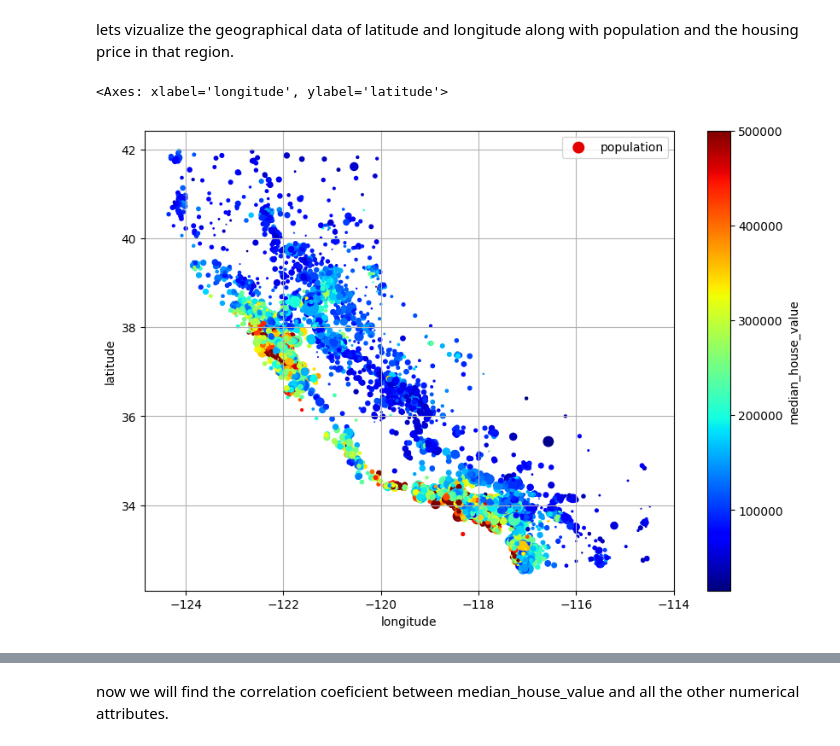
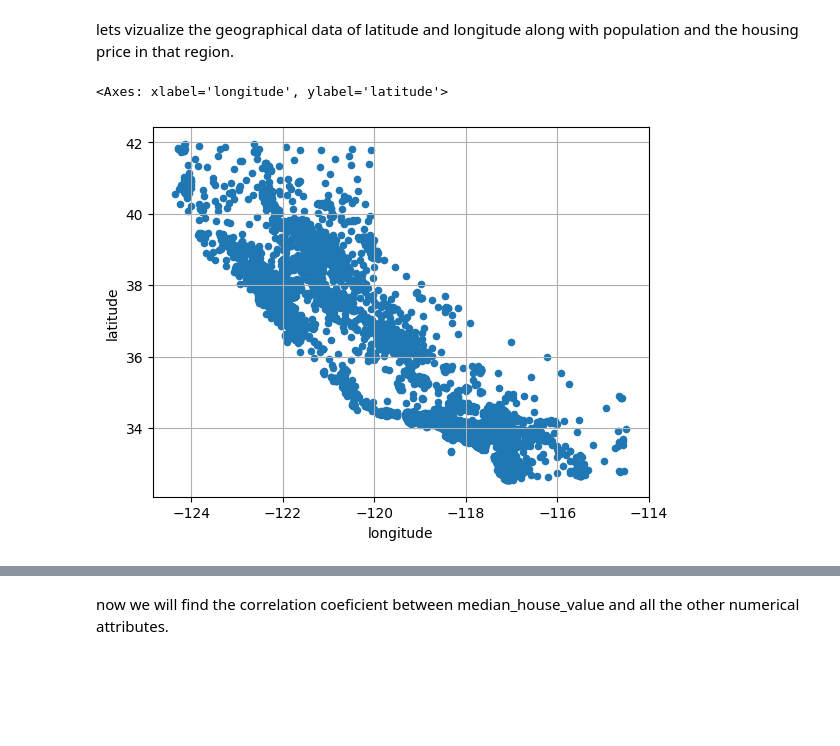
Before and after one commit to amrendra7777/ml, a Jupyter notebook: Housing.ipynb, the cells around one changed output, grey strips where cells are left out. Cells and saved outputs as stored; diff of their text form; code cells hidden in the pictures; blank space fills up the shorter version.

```diff
--- a/Housing.ipynb
+++ b/Housing.ipynb
@@ -132,8 +151,6 @@ train_set, test_set = train_test_split(housing, test_size=0.2, random_state=42)
 but we will not be using the not train test split, instead we want the equal representation of the feature that affects our output the most, median_income attribute.
 so we will be using stratified sampling where we will divide our income into stratas and based on these we will split the data.
 # %%
-housing["income_cat"] = pd.cut(housing["median_income"],
-                               bins=[0., 1.5, 3., 4.5, 6., np.inf],
-                               labels=[1,2,3,4,5])
+housing["income_cat"] = pd.cut(housing["median_income"], bins=[0., 1.5, 3.0, 4.5, 6., np.inf], labels=[1,2,3,4,5])
 # %%
 housing["income_cat"].value_counts().sort_index().plot.bar(rot=0, grid=True)
@@ -188,8 +202,7 @@ housing = strat_train_set.copy()
 # %% [markdown]
 lets vizualize the geographical data of latitude and longitude along with population and the housing price in that region.
 # %%
-housing.plot(kind="scatter", x="longitude", y="latitude", grid=True, s=housing["population"]/100, label="population", c="median_house_value", cmap="jet",
-             colorbar=True, legend=True, sharex=False, figsize=(10,7))
+housing.plot(kind="scatter", x="longitude", y="latitude", grid=True)
 # %% [output]
 <Axes: xlabel='longitude', ylabel='latitude'>
-[figure, old version]
+[figure, new version]
```
Also changed, not shown: parts of 29 cells of this notebook.
